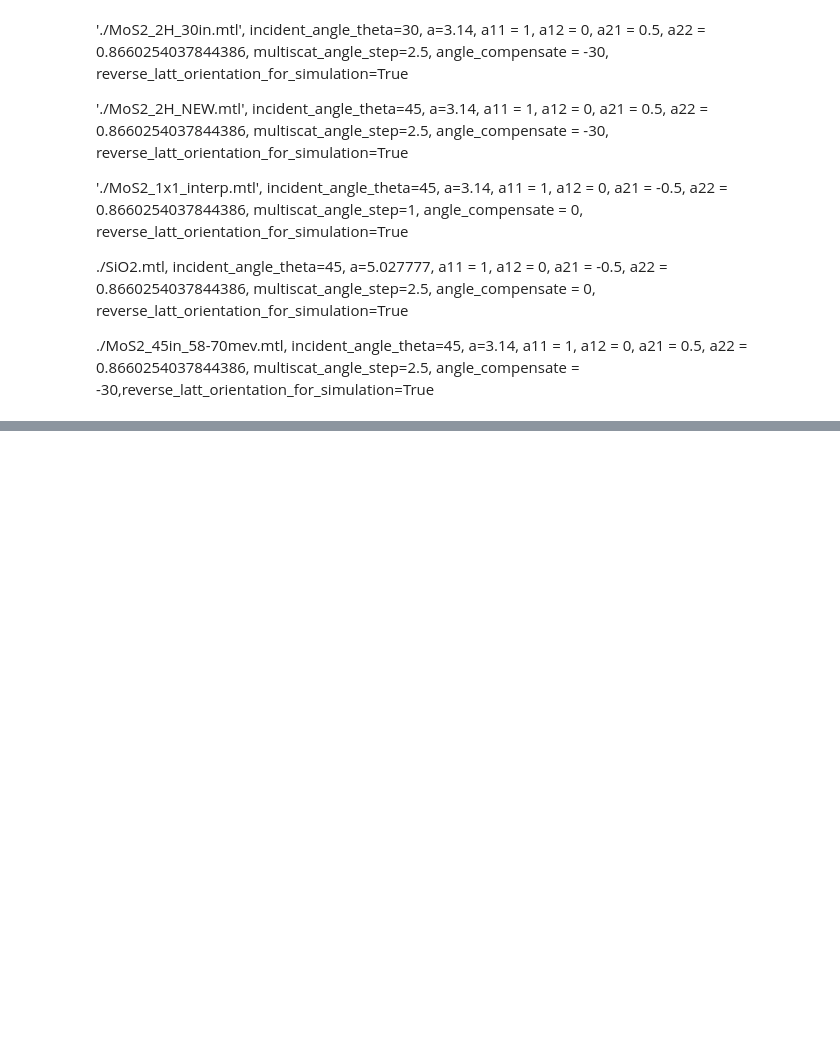
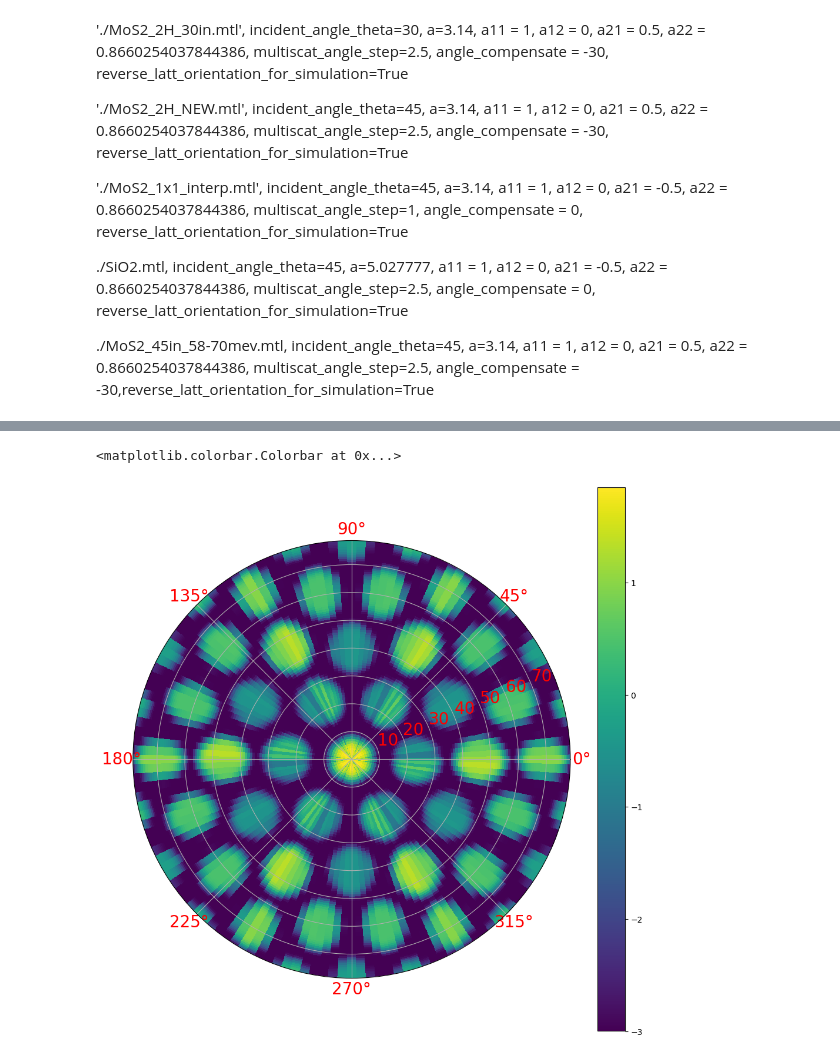
Before and after one commit to Okarl96/Scanning-Helium-Microscope-Diffraction-Measurement-Simulation-Cambridge, a Jupyter notebook: Helium_Diffraction_Simulation_github.ipynb, the cells around one changed output, grey strips where cells are left out. Drawn from its saved outputs; the diff is of its cells as text; code cells hidden in the pictures; blank space fills up the shorter version.

```diff
--- a/Helium_Diffraction_Simulation_github.ipynb
+++ b/Helium_Diffraction_Simulation_github.ipynb
@@ -1000,0 +1001,19 @@ fig.colorbar(img)
+# %%
+angle_ranges = np.arange(30,90,2.5)
+#alphas = []
+
+Is = []
+
+for i in range(len(angle_ranges)):
+
+        alpha,dks,I=plot_figures_cart_no_plot(
+        x = 10, a=3.14, a11 = 1, a12 = 0, a21 = 0.5, a22 = 0.8660254037844386, beam_energy =64, para_axis = 0.7, vert_axis = 0.5,  pinhole_sepe = 6, z_position = 4.0,height_difference=0,aperture_tilt=0,
+        incident_angle_theta=45, incident_angle_phi=0,latt_orientation = angle_ranges[i],
+        Mesh_size=1000,Kx_lim=[-20,10],Ky_lim=[-15,15],peak_width=0.1,
+        use_reduce_in_signal_along_z = False, pattern_width = 10,
+        use_bg_diffuse_signal = False, diffuse_width = 1, diffuse_scale = 0.4,
+        use_multiscat = True, Multiscat_file_name = './MoS2_2H_NEW.mtl', multiscat_angle_step=2.5,angle_compensate = -30,reverse_latt_orientation_for_simulation=True,
+        line_plot = True,  z_range=[3.0,6.0],z_range_space=100,return_line_result = True)
+
+        #alphas.append(alpha)
+        Is.append(I)
@@ -1000,0 +1038,17 @@ fig.colorbar(img)
+# %%
+fig = plt.figure(figsize=(12,12))
+ax = fig.add_subplot(111,projection="polar")
+Is = np.array(Is).T
+#Is_r = np.flip(Is,1)
+Iss = np.concatenate((Is,Is,Is,Is,Is,Is),axis=1)
+angle_rangess = np.arange(0,360,2.5)/180*np.pi
+
+Isss = np.log10(Iss+0.001) #np.log10(Iss+0.0001)
+
+
+img = ax.pcolormesh(angle_rangess,-dks*10,Isss)
+ax.tick_params(labelsize=20,colors='r')
+fig.colorbar(img)
+# %% [output]
+<matplotlib.colorbar.Colorbar at 0x...>
+[figure, added]
```
Also changed, not shown: parts of 5 cells of this notebook.
